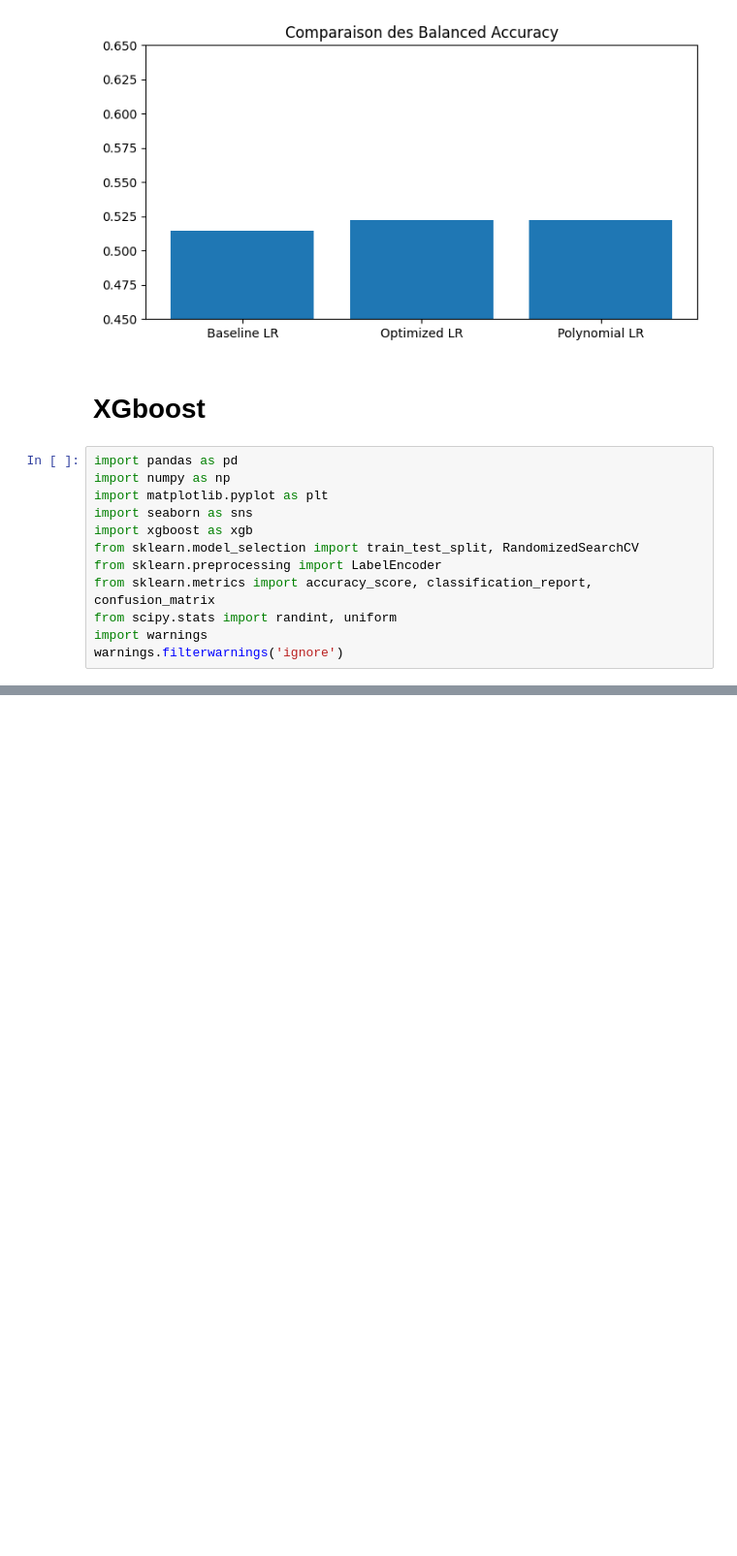
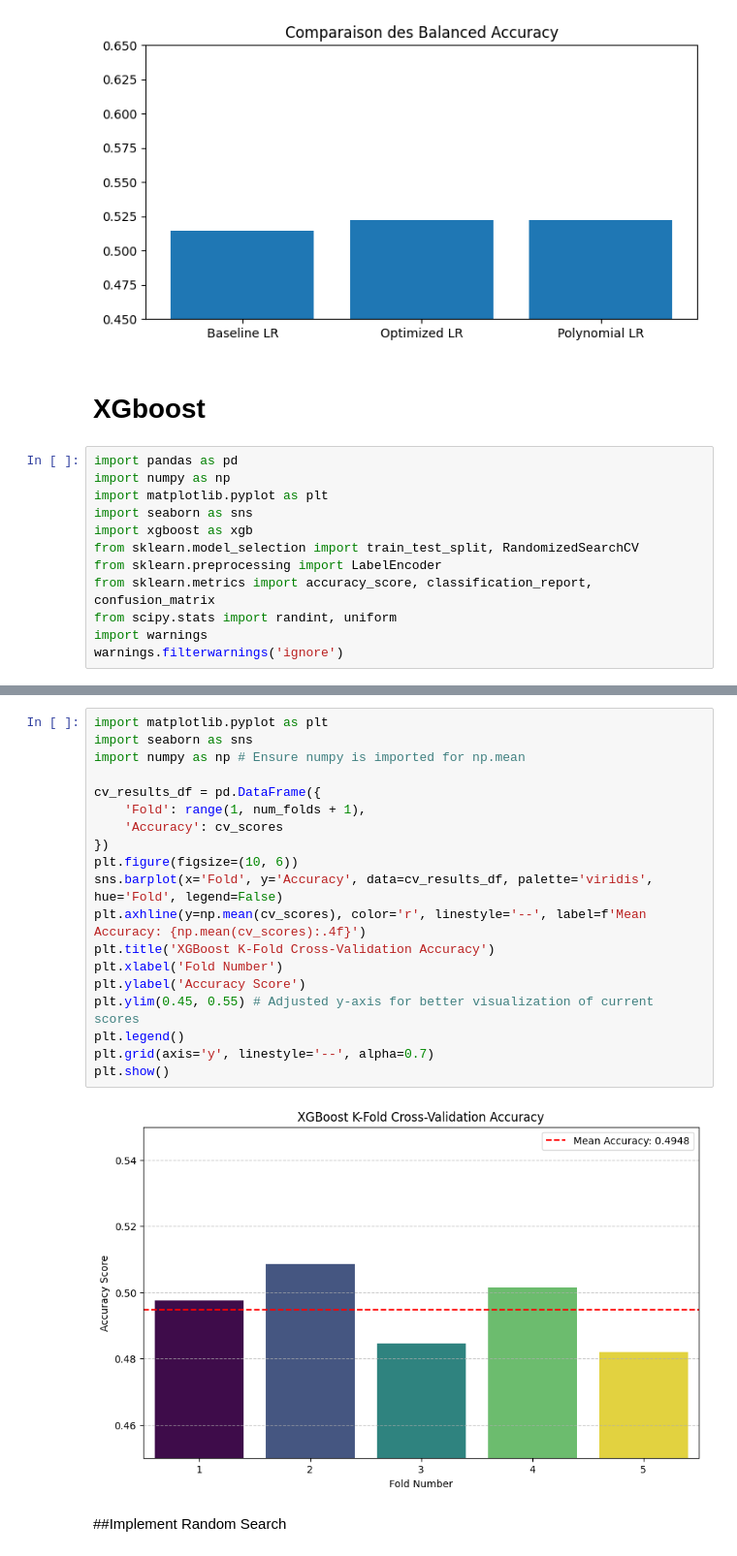
Before and after one commit to Meria-Troudi/mlProject, a Jupyter notebook: models/bo1_Models.ipynb, the cells around one changed output, grey strips where cells are left out. Shown at 97% size. Saved outputs shown, nothing was run; the diff lists cells and outputs as text; blank space fills up the shorter version.

```diff
--- a/models/bo1_Models.ipynb
+++ b/models/bo1_Models.ipynb
@@ -1083,0 +867,23 @@ weighted avg       0.61      0.65      0.62      6000
+# %%
+import matplotlib.pyplot as plt
+import seaborn as sns
+import numpy as np # Ensure numpy is imported for np.mean
+
+cv_results_df = pd.DataFrame({
+    'Fold': range(1, num_folds + 1),
+    'Accuracy': cv_scores
+})
+plt.figure(figsize=(10, 6))
+sns.barplot(x='Fold', y='Accuracy', data=cv_results_df, palette='viridis', hue='Fold', legend=False)
+plt.axhline(y=np.mean(cv_scores), color='r', linestyle='--', label=f'Mean Accuracy: {np.mean(cv_scores):.4f}')
+plt.title('XGBoost K-Fold Cross-Validation Accuracy')
+plt.xlabel('Fold Number')
+plt.ylabel('Accuracy Score')
+plt.ylim(0.45, 0.55) # Adjusted y-axis for better visualization of current scores
+plt.legend()
+plt.grid(axis='y', linestyle='--', alpha=0.7)
+plt.show()
+# %% [output]
+[figure, added]
+# %% [markdown]
+##Implement Random Search
```
Also changed, not shown: parts of 23 cells of this notebook.
